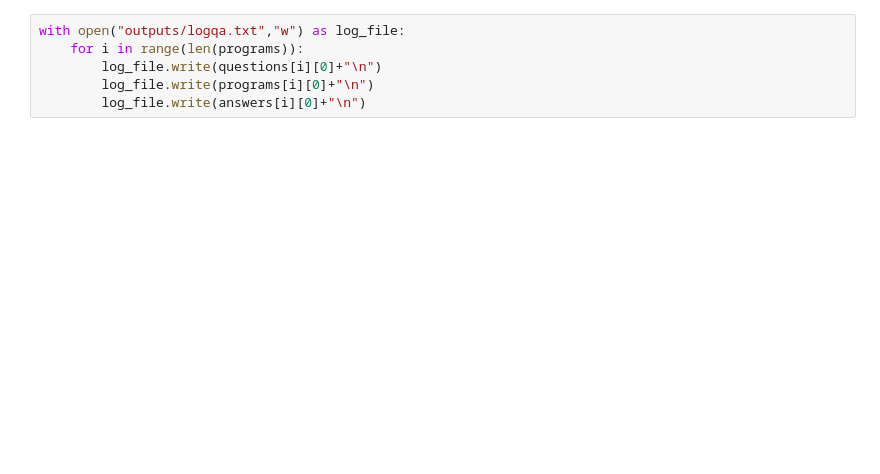
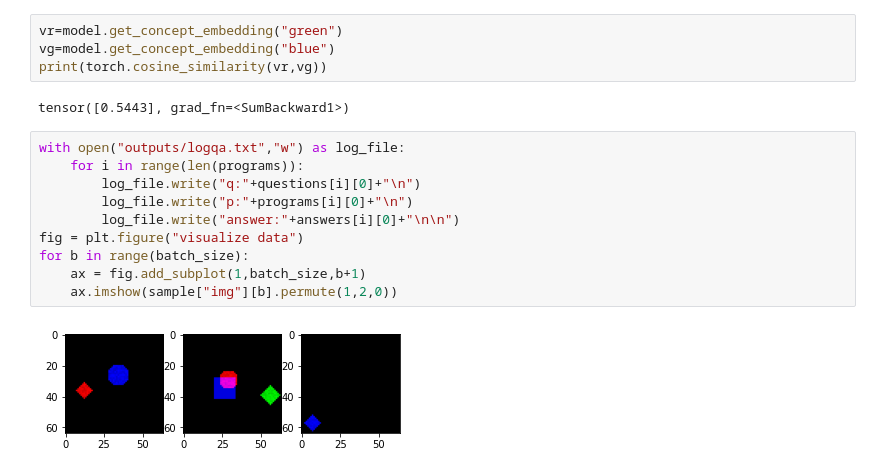
Before and after one commit to ZongjingLi/GroupNet, a Jupyter notebook: demo.ipynb, the cells around one changed output. Saved outputs shown, nothing was run; the diff lists cells and outputs as text; blank space fills up the shorter version.

```diff
--- a/demo.ipynb
+++ b/demo.ipynb
@@ -162,6 +338,18 @@ how many objects with shape of circle are there?
+# %%
+vr=model.get_concept_embedding("green")
+vg=model.get_concept_embedding("blue")
+print(torch.cosine_similarity(vr,vg))
+# %% [output]
+tensor([0.5443], grad_fn=<SumBackward1>)
 # %%
 with open("outputs/logqa.txt","w") as log_file:
     for i in range(len(programs)):
-        log_file.write(questions[i][0]+"\n")
-        log_file.write(programs[i][0]+"\n")
-        log_file.write(answers[i][0]+"\n")
+        log_file.write("q:"+questions[i][0]+"\n")
+        log_file.write("p:"+programs[i][0]+"\n")
+        log_file.write("answer:"+answers[i][0]+"\n\n")
+fig = plt.figure("visualize data")
+for b in range(batch_size):
+    ax = fig.add_subplot(1,batch_size,b+1)
+    ax.imshow(sample["img"][b].permute(1,2,0))
+# %% [output]
+[figure, added]
```
Also changed, not shown: parts of 13 cells of this notebook, 18 other files.
